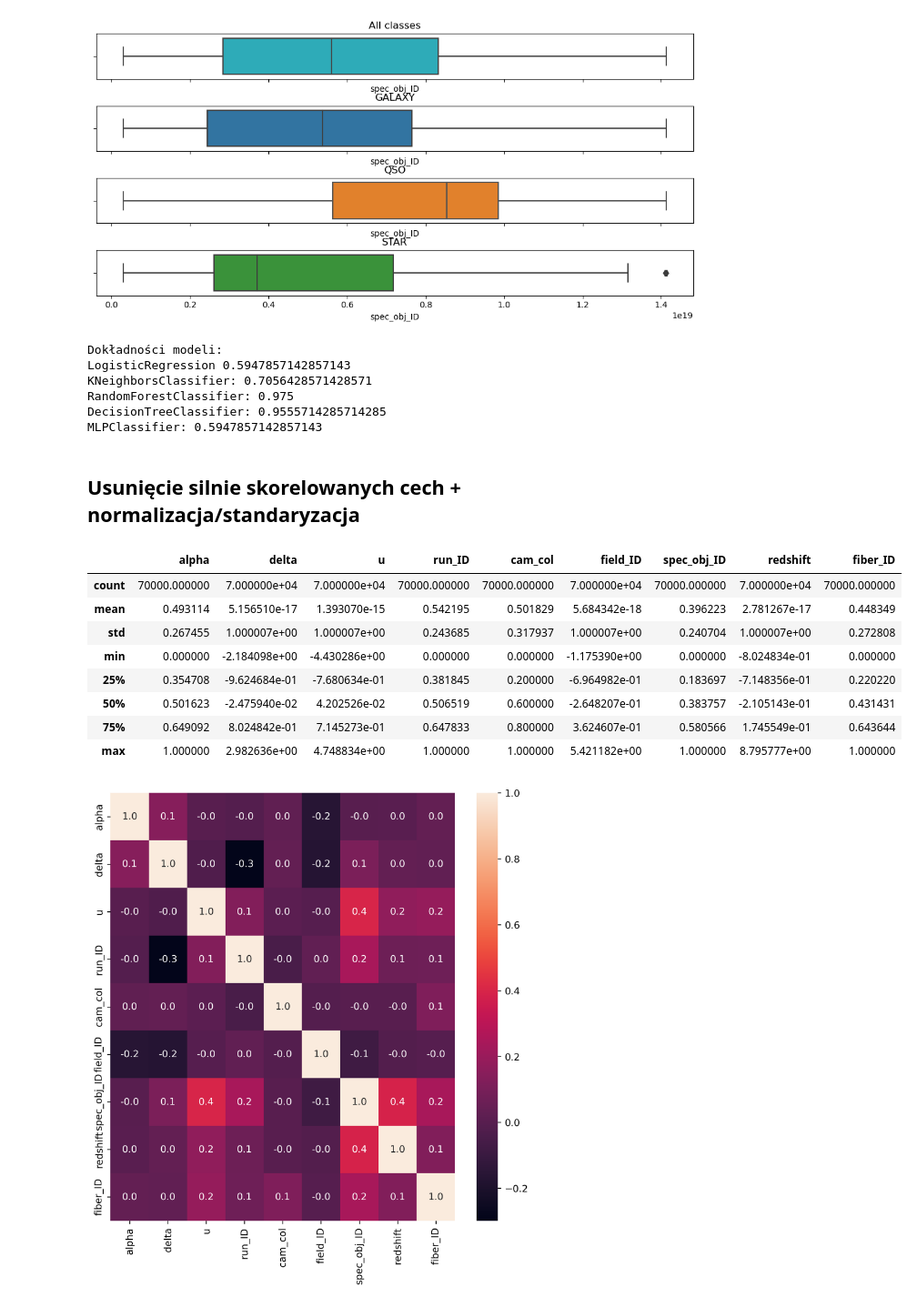
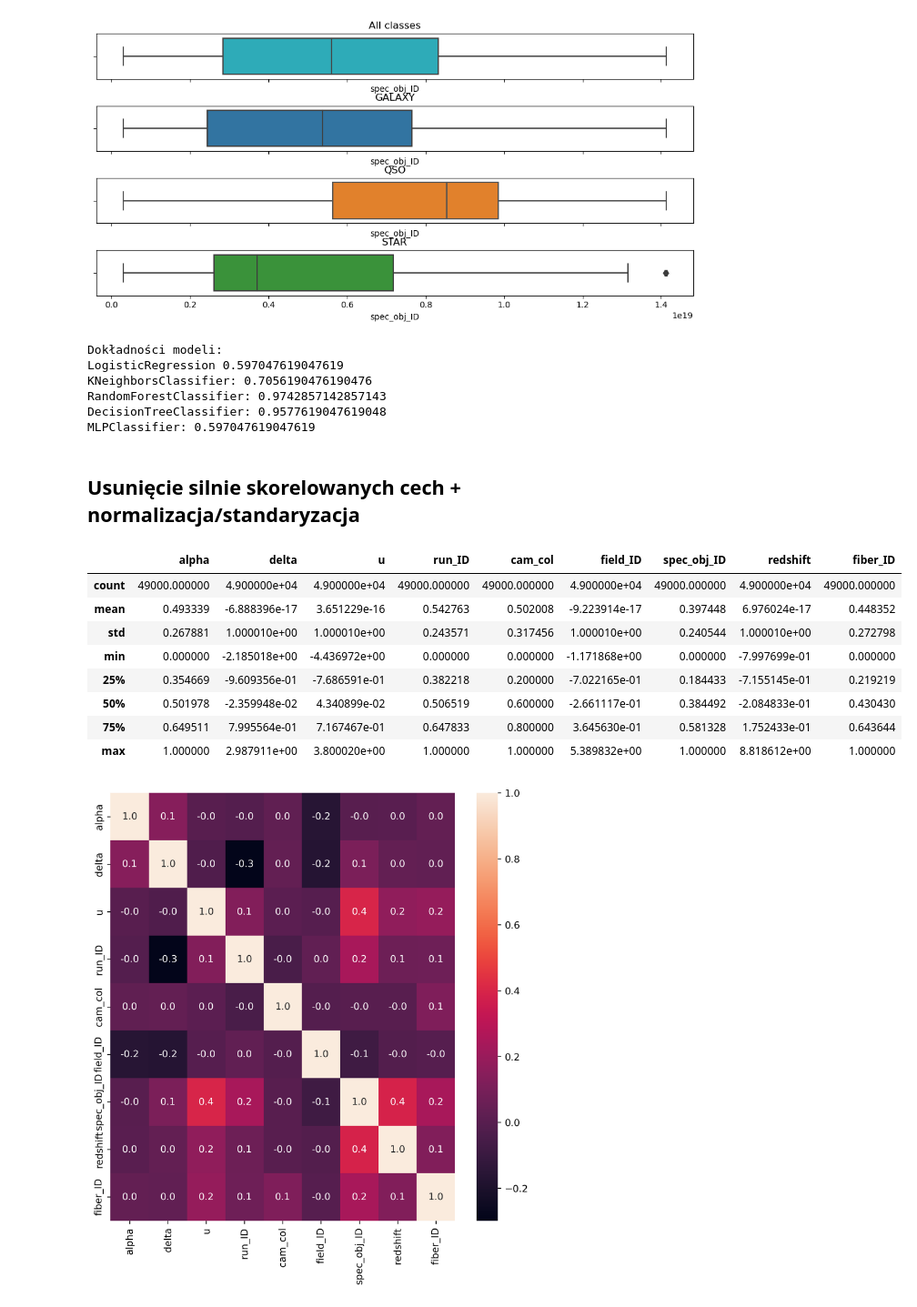
Before and after one commit to MaciejMomot/TweetsMachineLearning, a Jupyter notebook: validation_team/FE/budowa_krok_2_4.ipynb, the cells around one changed output. Shown at 91% size. Drawn from its saved outputs; the diff is of its cells as text; code cells hidden in the pictures.

```diff
--- a/validation_team/FE/budowa_krok_2_4.ipynb
+++ b/validation_team/FE/budowa_krok_2_4.ipynb
@@ -104,14 +104,23 @@ seaborn==0.12.2
 # %% [markdown]
 Wczytanie i korekta ramki danych
 # %%
-# Wczytanie danych
-df_original = pd.read_csv("..\\dane\\star_classification.csv")
-development_unit_df, test_sample_df = train_test_split(df_original, test_size=0.3, random_state=42)
+# Wczytanie danych - dane do trenowania modelu
+df_original = pd.read_csv("..\\dane\\training_sample_team4.csv")
+development_unit_df = df_original.copy()
+########development_unit_df, test_sample_df = train_test_split(df_original, test_size=0.3, random_state=42)
+
+## dane testowe
+test = pd.read_csv("..\\dane\\validation_sample_team4.csv")
+
 
 # Usuwanie kolumn, które są skorelowane z innymi ze współczynnikiem 1
 development_unit_df = development_unit_df.loc[:, development_unit_df.columns != 'rerun_ID']
 development_unit_df = development_unit_df.loc[:, development_unit_df.columns != 'obj_ID']
 development_unit_df = development_unit_df.loc[:, development_unit_df.columns != 'plate']
+
+test = test.loc[:, test.columns != 'rerun_ID']
+test = test.loc[:, test.columns != 'obj_ID']
+test = test.loc[:, test.columns != 'plate']
 # Usuwanie błędnej obserwacji
 development_unit_df = development_unit_df[development_unit_df['u'] > 0]
 
@@ -553,12 +608,16 @@ standard_boxplot_info('spec_obj_ID', False)
 # %%
 # Tworzenie kopii ramki danych
 df = development_unit_df.copy()
+test3 = test.copy()
 
 # Modefikowanie cech
 
 # Usuwanie kolumn
 df = df.drop(['MJD'], axis = 1) # korelacja =~1 z spec_obj_ID, lepsze wyniki testów z daną zmienną mieszczą się w granicach niepewności
 df = df.drop(['g', 'r', 'i', 'z'], axis = 1)
+
+test3 = test3.drop(['MJD'], axis = 1) # korelacja =~1 z spec_obj_ID, lepsze wyniki testów z daną zmienną mieszczą się w granicach niepewności
+test3 = test3.drop(['g', 'r', 'i', 'z'], axis = 1)
 
 # Korekta outlierów
 
@@ -570,49 +629,55 @@ df = df.drop(['g', 'r', 'i', 'z'], axis = 1)
 
 # Informacje o ramce danych
 
-test_models(df, False)
+test_models(df, test3, False)
 # %% [output]
 Dokładności modeli:
-LogisticRegression 0.5947857142857143
-KNeighborsClassifier: 0.7056428571428571
-RandomForestClassifier: 0.975
-DecisionTreeClassifier: 0.9555714285714285
-MLPClassifier: 0.5947857142857143
+LogisticRegression 0.597047619047619
+KNeighborsClassifier: 0.7056190476190476
+RandomForestClassifier: 0.9742857142857143
+DecisionTreeClassifier: 0.9577619047619048
+MLPClassifier: 0.597047619047619
 # %% [markdown]
 ## Usunięcie silnie skorelowanych cech + normalizacja/standaryzacja
 # %%
 # Tworzenie kopii ramki danych
 df = development_unit_df.copy()
+test4 = test.copy()
 
 # Modefikowanie cech
 
 # Korekta outlierów
 
 # Zrównoważenie
 
 # Normalizacja
 columns_to_normalize = ['run_ID', 'cam_col', 'spec_obj_ID', 'MJD', 'alpha', 'fiber_ID']
 df[columns_to_normalize] = MinMaxScaler().fit_transform(df[columns_to_normalize])
+test4[columns_to_normalize] = MinMaxScaler().fit_transform(test4[columns_to_normalize])
 
 # Standaryzacja
 columns_to_standardize = ['delta', 'u', 'g', 'r', 'i', 'z', 'redshift', 'field_ID',]
 df[columns_to_standardize] = StandardScaler().fit_transform(df[columns_to_standardize])
+test4[columns_to_standardize] = StandardScaler().fit_transform(test4[columns_to_standardize])
 
 # Usuwanie kolumn
 df = df.drop(['MJD'], axis = 1)
 df = df.drop(['g', 'r', 'i', 'z'], axis = 1)
+test4 = test4.drop(['MJD'], axis = 1)
+test4 = test4.drop(['g', 'r', 'i', 'z'], axis = 1)
+
 
 df.describe()
 # %% [output]
 |  | alpha | delta | u | run_ID | cam_col | field_ID | spec_obj_ID | redshift | fiber_ID |
-| count | 70000.000000 | 7.000000e+04 | 7.000000e+04 | 70000.000000 | 70000.000000 | 7.000000e+04 | 70000.000000 | 7.000000e+04 | 70000.000000 |
-| mean | 0.493114 | 5.156510e-17 | 1.393070e-15 | 0.542195 | 0.501829 | 5.684342e-18 | 0.396223 | 2.781267e-17 | 0.448349 |
-| std | 0.267455 | 1.000007e+00 | 1.000007e+00 | 0.243685 | 0.317937 | 1.000007e+00 | 0.240704 | 1.000007e+00 | 0.272808 |
-| min | 0.000000 | -2.184098e+00 | -4.430286e+00 | 0.000000 | 0.000000 | -1.175390e+00 | 0.000000 | -8.024834e-01 | 0.000000 |
-| 25% | 0.354708 | -9.624684e-01 | -7.680634e-01 | 0.381845 | 0.200000 | -6.964982e-01 | 0.183697 | -7.148356e-01 | 0.220220 |
-| 50% | 0.501623 | -2.475940e-02 | 4.202526e-02 | 0.506519 | 0.600000 | -2.648207e-01 | 0.383757 | -2.105143e-01 | 0.431431 |
-| 75% | 0.649092 | 8.024842e-01 | 7.145273e-01 | 0.647833 | 0.800000 | 3.624607e-01 | 0.580566 | 1.745549e-01 | 0.643644 |
-| max | 1.000000 | 2.982636e+00 | 4.748834e+00 | 1.000000 | 1.000000 | 5.421182e+00 | 1.000000 | 8.795777e+00 | 1.000000 |
+| count | 49000.000000 | 4.900000e+04 | 4.900000e+04 | 49000.000000 | 49000.000000 | 4.900000e+04 | 49000.000000 | 4.900000e+04 | 49000.000000 |
+| mean | 0.493339 | -6.888396e-17 | 3.651229e-16 | 0.542763 | 0.502008 | -9.223914e-17 | 0.397448 | 6.976024e-17 | 0.448352 |
+| std | 0.267881 | 1.000010e+00 | 1.000010e+00 | 0.243571 | 0.317456 | 1.000010e+00 | 0.240544 | 1.000010e+00 | 0.272798 |
+| min | 0.000000 | -2.185018e+00 | -4.436972e+00 | 0.000000 | 0.000000 | -1.171868e+00 | 0.000000 | -7.997699e-01 | 0.000000 |
+| 25% | 0.354669 | -9.609356e-01 | -7.686591e-01 | 0.382218 | 0.200000 | -7.022165e-01 | 0.184433 | -7.155145e-01 | 0.219219 |
+| 50% | 0.501978 | -2.359948e-02 | 4.340899e-02 | 0.506519 | 0.600000 | -2.661117e-01 | 0.384492 | -2.084833e-01 | 0.430430 |
+| 75% | 0.649511 | 7.995564e-01 | 7.167467e-01 | 0.647833 | 0.800000 | 3.645630e-01 | 0.581328 | 1.752433e-01 | 0.643644 |
+| max | 1.000000 | 2.987911e+00 | 3.800020e+00 | 1.000000 | 1.000000 | 5.389832e+00 | 1.000000 | 8.818612e+00 | 1.000000 |
 # %%
 df_correlation = df.loc[:, df.columns != 'class'].corr()
 fig = plt.figure(figsize=(8,8), dpi = 256)
```
Also changed, not shown: parts of 25 cells of this notebook, 3 other files.
